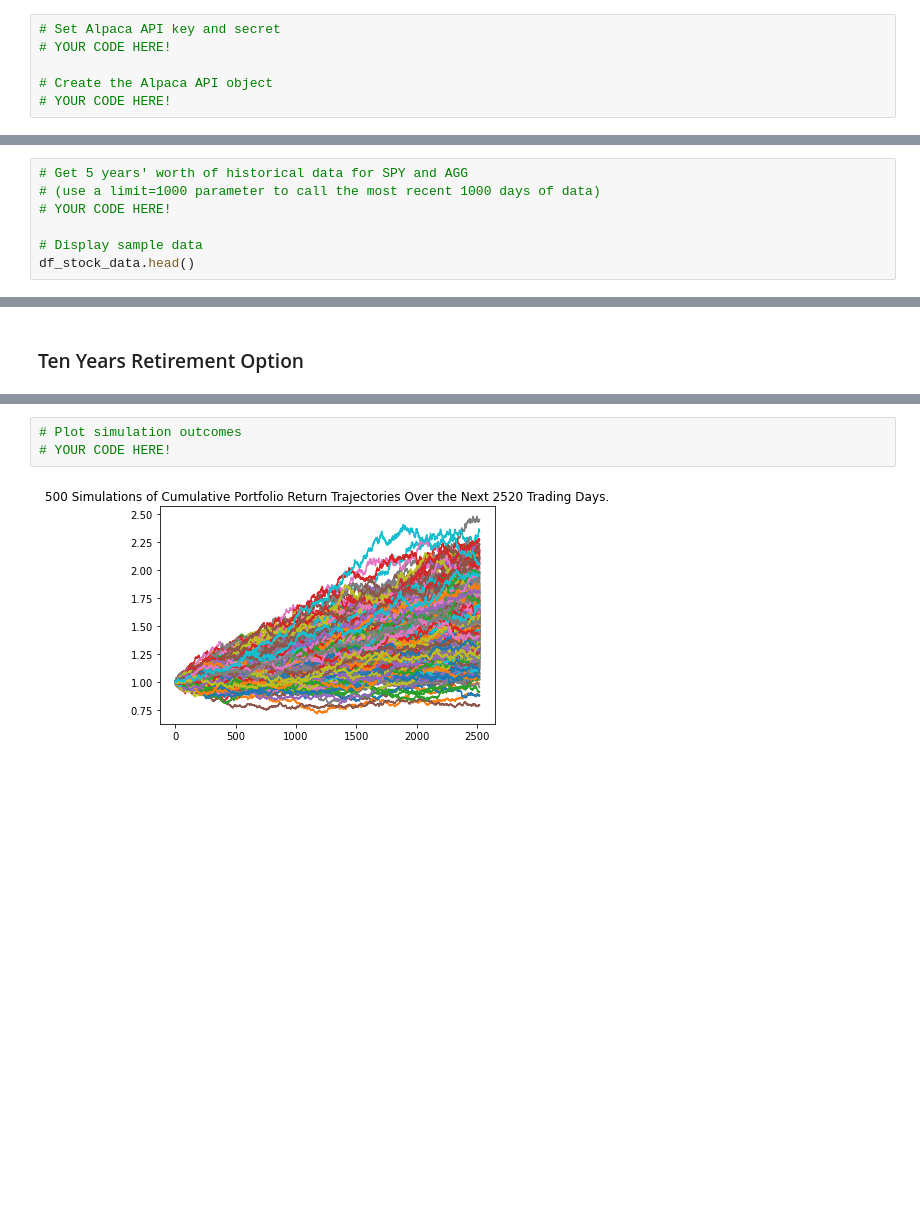
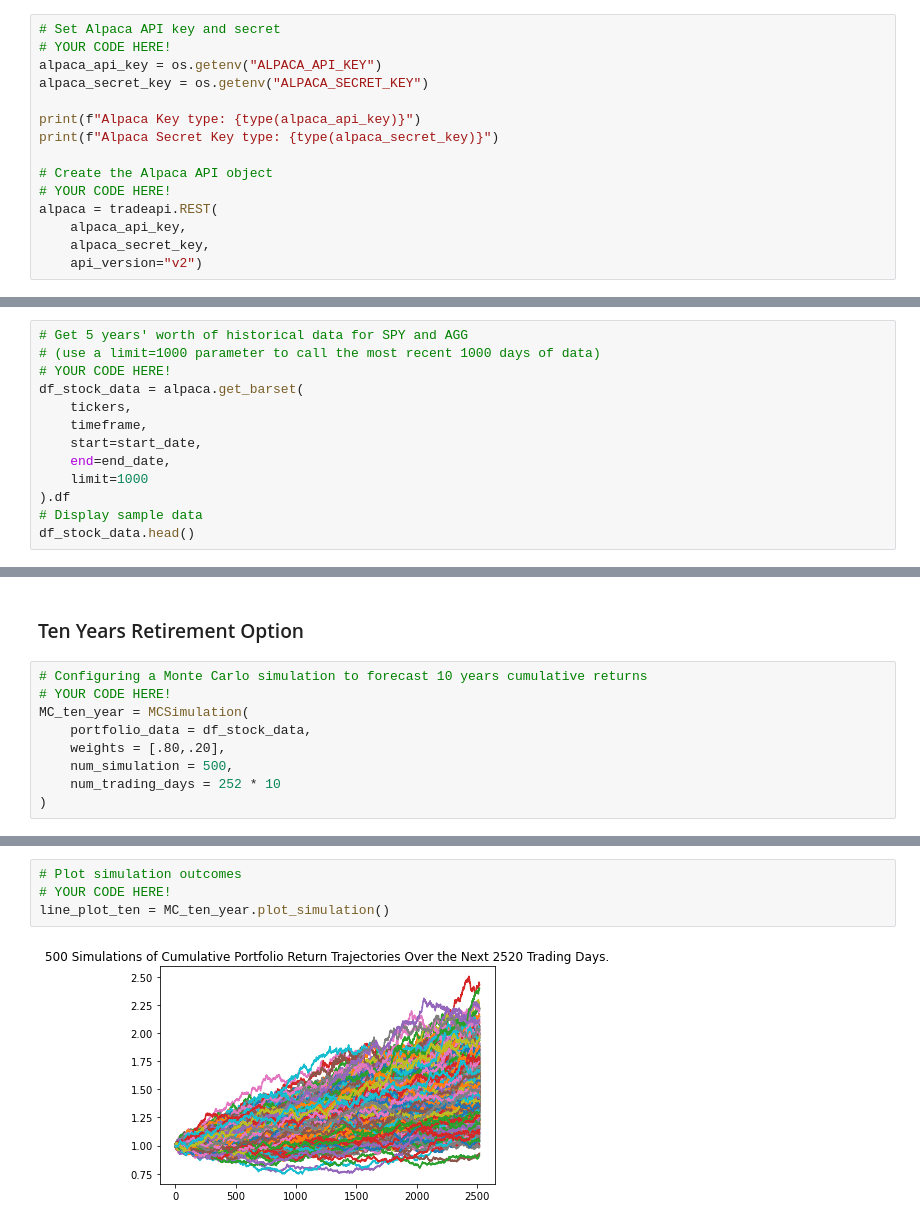
Before and after one commit to pekfrjufrirf12/hw_5, a Jupyter notebook: financial-planner.ipynb, the cells around one changed output, grey strips where cells are left out. Saved outputs shown, nothing was run; the diff lists cells and outputs as text; blank space fills up the shorter version.

```diff
--- a/financial-planner.ipynb
+++ b/financial-planner.ipynb
@@ -53,6 +59,15 @@ my_spy = 50
 # %%
 # Set Alpaca API key and secret
 # YOUR CODE HERE!
+alpaca_api_key = os.getenv("ALPACA_API_KEY")
+alpaca_secret_key = os.getenv("ALPACA_SECRET_KEY")
+
+print(f"Alpaca Key type: {type(alpaca_api_key)}")
+print(f"Alpaca Secret Key type: {type(alpaca_secret_key)}")
 
 # Create the Alpaca API object
 # YOUR CODE HERE!
+alpaca = tradeapi.REST(
+    alpaca_api_key,
+    alpaca_secret_key,
+    api_version="v2")
@@ -149,7 +193,13 @@ end_date = pd.Timestamp('2021-05-01', tz='America/New_York').isoformat()
 # Get 5 years' worth of historical data for SPY and AGG
 # (use a limit=1000 parameter to call the most recent 1000 days of data)
 # YOUR CODE HERE!
-
+df_stock_data = alpaca.get_barset(
+    tickers,
+    timeframe,
+    start=start_date,
+    end=end_date,
+    limit=1000
+).df
 # Display sample data
 df_stock_data.head()
 # %% [output]
@@ -356,3 +422,12 @@ There is a 95% chance that an initial investment of $60000 in the portfolio over
 # %% [markdown]
 ### Ten Years Retirement Option
+# %%
+# Configuring a Monte Carlo simulation to forecast 10 years cumulative returns
+# YOUR CODE HERE!
+MC_ten_year = MCSimulation(
+    portfolio_data = df_stock_data,
+    weights = [.80,.20],
+    num_simulation = 500,
+    num_trading_days = 252 * 10
+)
 # %%
@@ -395,8 +461,9 @@ Running Monte Carlo simulation number 490.
 # %%
 # Plot simulation outcomes
 # YOUR CODE HERE!
+line_plot_ten = MC_ten_year.plot_simulation()
 # %% [output]
-[figure, old version]
+[figure, new version]
 # %%
 # Plot probability distribution and confidence intervals
 # YOUR CODE HERE!
```
Also changed, not shown: parts of 33 cells of this notebook, 2 other files.
